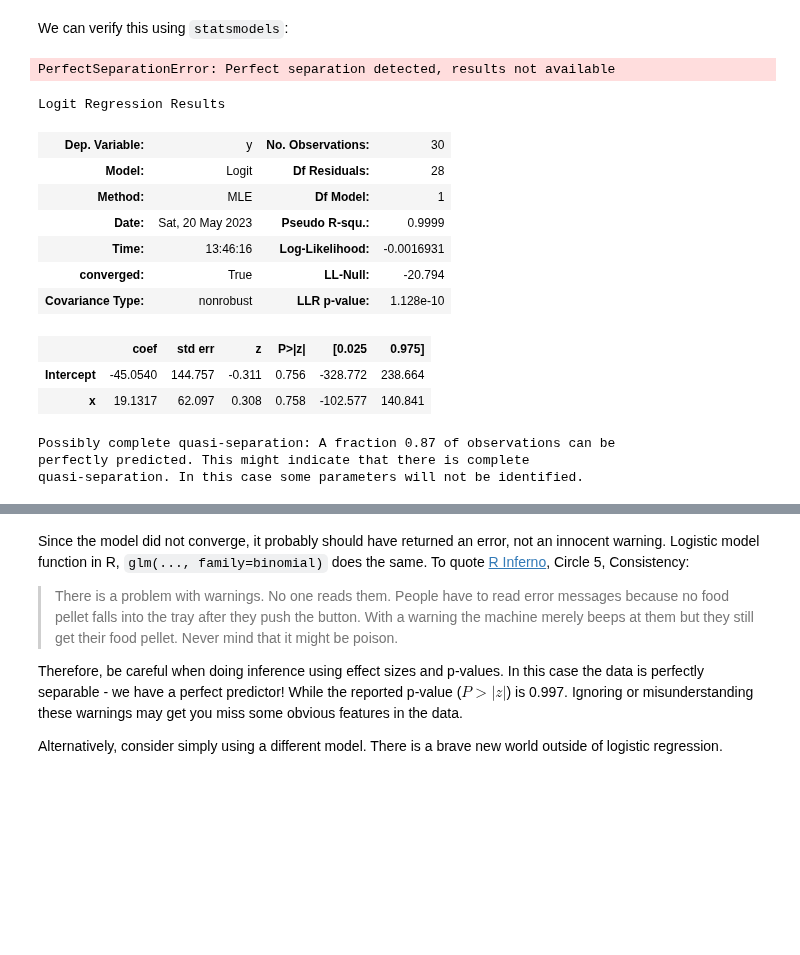
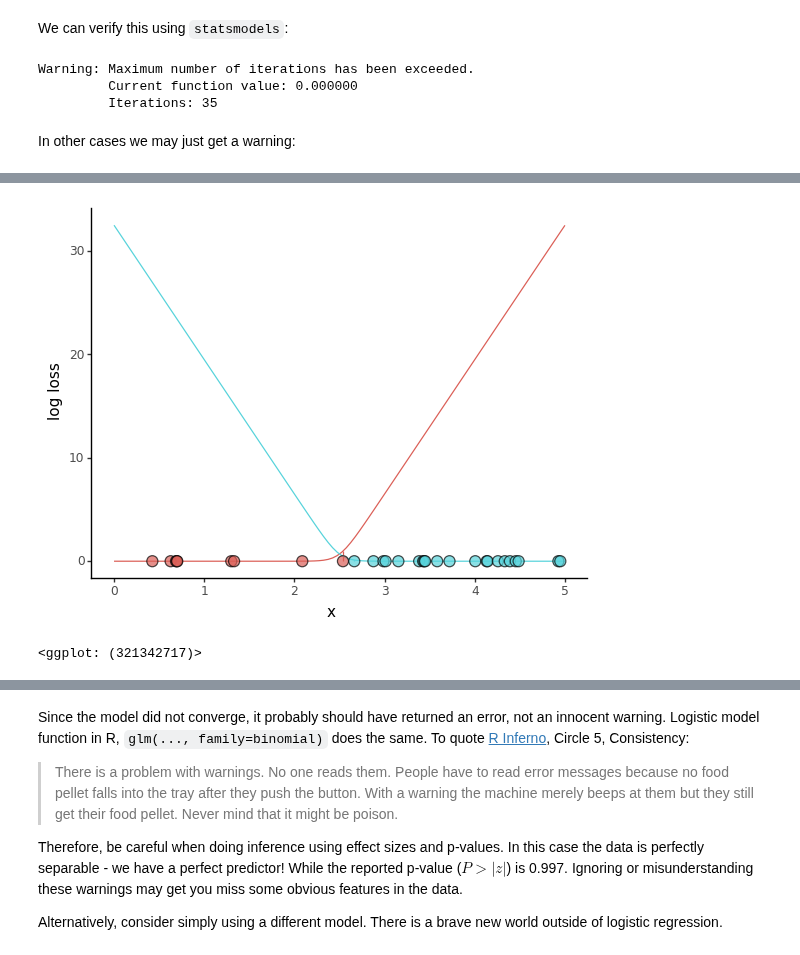
Before and after one commit to igor-sb/blog, a Jupyter notebook: posts/logistic_regression.ipynb, the cells around one changed output, grey strips where cells are left out. Drawn from its saved outputs; the diff is of its cells as text; code cells hidden in the pictures; blank space fills up the shorter version.

Commit message:
add warning and error convergence example

```diff
--- a/posts/logistic_regression.ipynb
+++ b/posts/logistic_regression.ipynb
@@ -315,26 +315,25 @@ Fitting perfectly separated data would require log-losses to have a 90-degree an
 We can verify this using `statsmodels`:
 # %%
 warnings.filterwarnings('default')
-# %%
-perfect_sep_model = smf.logit('y ~ x', perfect_sep_df)
-# perfect_sep_fit = perfect_sep_model.fit(method='lbfgs', maxiter=100)
-perfect_sep_fit = perfect_sep_model.fit()
-# %% [output]
-PerfectSeparationError: Perfect separation detected, results not available
-# %%
-perfect_sep_fit.summary()
-# %% [output]
-Logit Regression Results
-| Dep. Variable: | y | No. Observations: | 30 |
-| Model: | Logit | Df Residuals: | 28 |
-| Method: | MLE | Df Model: | 1 |
-| Date: | Sat, 20 May 2023 | Pseudo R-squ.: | 0.9999 |
-| Time: | 13:46:16 | Log-Likelihood: | -0.0016931 |
-| converged: | True | LL-Null: | -20.794 |
-| Covariance Type: | nonrobust | LLR p-value: | 1.128e-10 |
-|  | coef | std err | z | P>|z| | [0.025 | 0.975] |
-| Intercept | -45.0540 | 144.757 | -0.311 | 0.756 | -328.772 | 238.664 |
-| x | 19.1317 | 62.097 | 0.308 | 0.758 | -102.577 | 140.841 |
-Possibly complete quasi-separation: A fraction 0.87 of observations can be
-perfectly predicted. This might indicate that there is complete
-quasi-separation. In this case some parameters will not be identified.
+# %%
+import statsmodels.formula.api as smf
+perfect_sep_model = smf.logit('y ~ x', perfect_sep_df).fit()
+# %% [output]
+Warning: Maximum number of iterations has been exceeded.
+         Current function value: 0.000000
+         Iterations: 35
+# %% [markdown]
+In other cases we may just get a warning:
+# %%
+perfect2_df = create_sample_data(k=3, x0=2.5, n_points=30, seed=154)
+
+perfect_sep2_df, perfect_sep_logloss2_df = fit_data_to_logloss(
+    perfect2_df,
+    k=13,
+    x0=2.5
+)
+
+print("Total log-loss: ", perfect_sep2_df['log_loss'].sum())
+
+plot_logistic_fit(perfect_sep2_df, perfect_sep_logloss2_df)
+# %% [output]
@@ -340,0 +341,2 @@ quasi-separation. In this case some parameters will not be identified.
+[figure, added]
+<ggplot: (321342717)>
```
Also changed, not shown: parts of 9 cells of this notebook.
